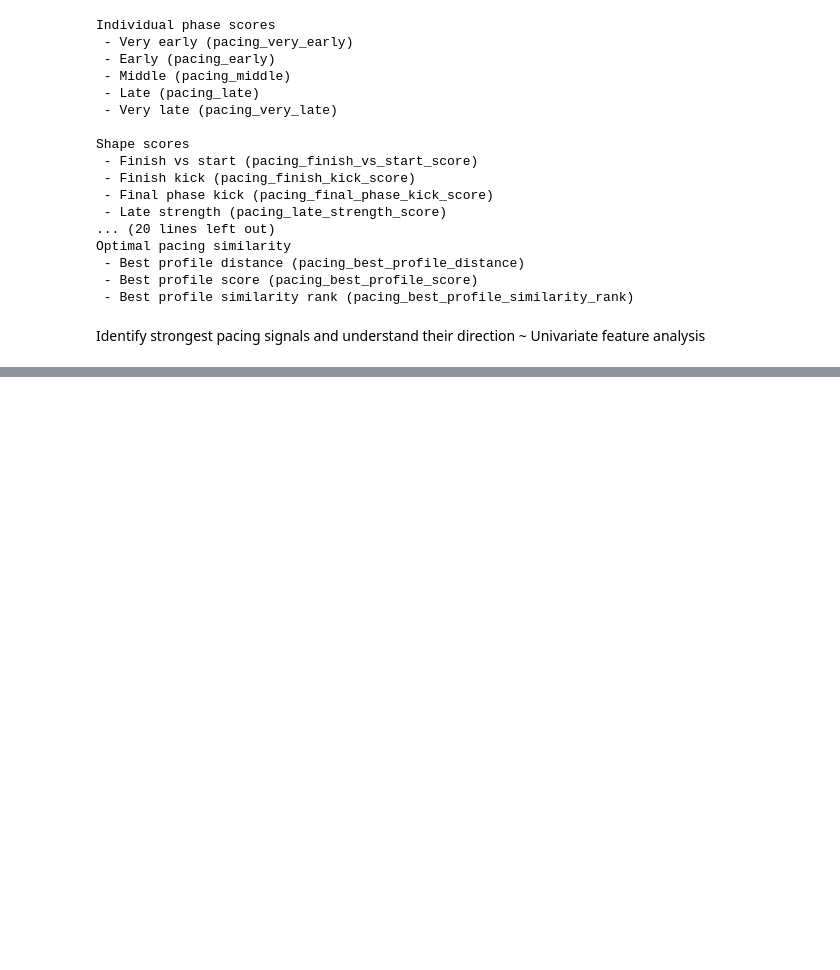
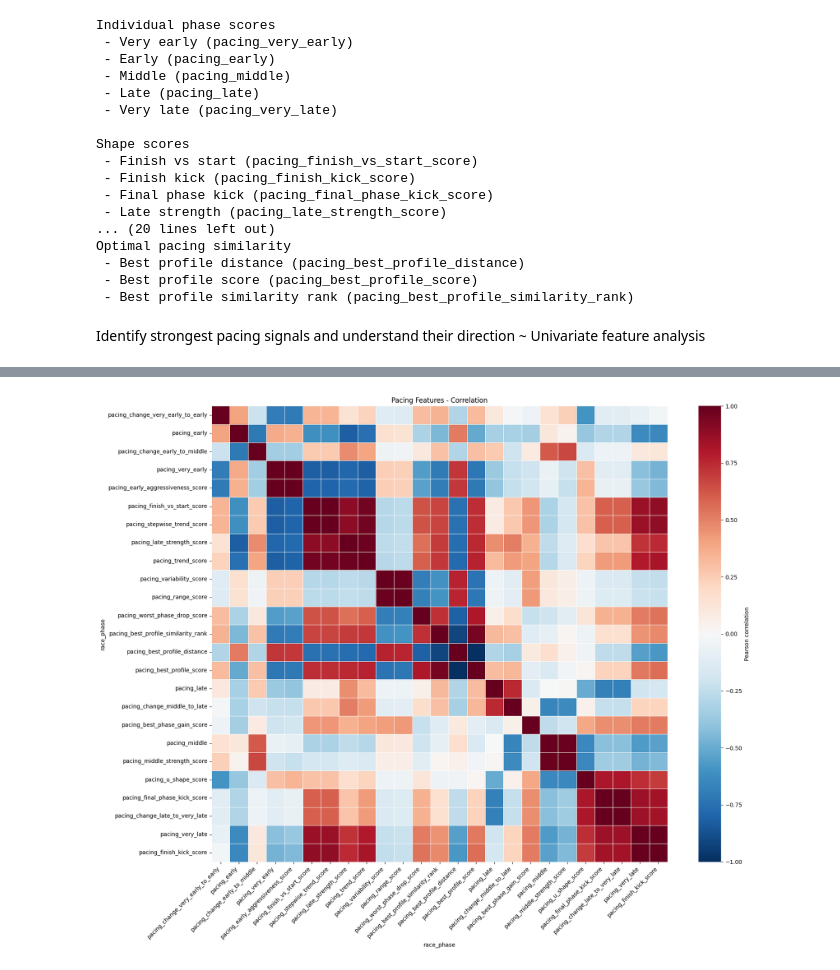
Before and after one commit to 1312Bravo/Path-To-UTMB, a Jupyter notebook: pacing_strategy/pacing_strategy_analysis.ipynb, the cells around one changed output, grey strips where cells are left out. Saved outputs shown, nothing was run; the diff lists cells and outputs as text; code cells hidden in the pictures; blank space fills up the shorter version.

```diff
--- a/pacing_strategy/pacing_strategy_analysis.ipynb
+++ b/pacing_strategy/pacing_strategy_analysis.ipynb
@@ -2085,7 +2085,7 @@ best_pacing_template = (
 )
 
 # pacing_similarity_to_best_profile_score
-runner_pacing_profile_df = (
+runner_pacing_analysis_df = (
     runner_pacing_analysis_df
     .assign(
         pacing_best_profile_distance  = lambda df: np.sqrt(
@@ -2232,6 +2242,14 @@ for group_name, features in pacing_feature_groups.items():
     print(f"\n{group_name}")
     for feature_name, feature_col in features:
         print(" - {} ({})".format(feature_name, feature_col))
+
+# Save pacing features
+pacing_feature_cols = []
+for group_name, features in pacing_feature_groups.items():
+    # print(f"\n# {group_name}")
+    for feature_name, feature_col in features:
+        # print(" - {} ({})".format(feature_name, feature_col))
+        pacing_feature_cols.append(feature_col)
 # %% [output]
 Individual phase scores
  - Very early (pacing_very_early)
@@ -2362,0 +2540,38 @@ NameError: name 'runner_pacing_profile_df' is not defined
+# %%
+# Features correlation (clustered by correlation similarity)
+from scipy.cluster.hierarchy import linkage, leaves_list
+from scipy.spatial.distance import squareform
+
+# Compute correlations and cluster by correlation similarity
+corr = runner_pacing_analysis_df[pacing_feature_cols].corr()
+corr_distance = 1 - corr.abs()
+corr_cluster = linkage(
+    squareform(corr_distance, checks = False),
+    method = "average",
+)
+
+# Reorder correlation matrix
+ordered_features = corr.columns[leaves_list(corr_cluster)]
+corr_ordered = corr.loc[ordered_features, ordered_features]
+
+# Plot heatmap
+plt.figure(figsize=(18, 14))
+
+sns.heatmap(
+    corr_ordered,
+    cmap = "RdBu_r",
+    center = 0,
+    vmin = -1,
+    vmax = 1,
+    square = True,
+    linewidths = 0.4,
+    cbar_kws = {"label": "Pearson correlation"},
+)
+
+plt.title("Pacing Features - Correlation")
+plt.xticks(rotation=45, ha="right")
+plt.yticks(rotation=0)
+plt.tight_layout()
+plt.show()
+# %% [output]
+[figure, added]
```
Also changed, not shown: parts of 19 cells of this notebook.
